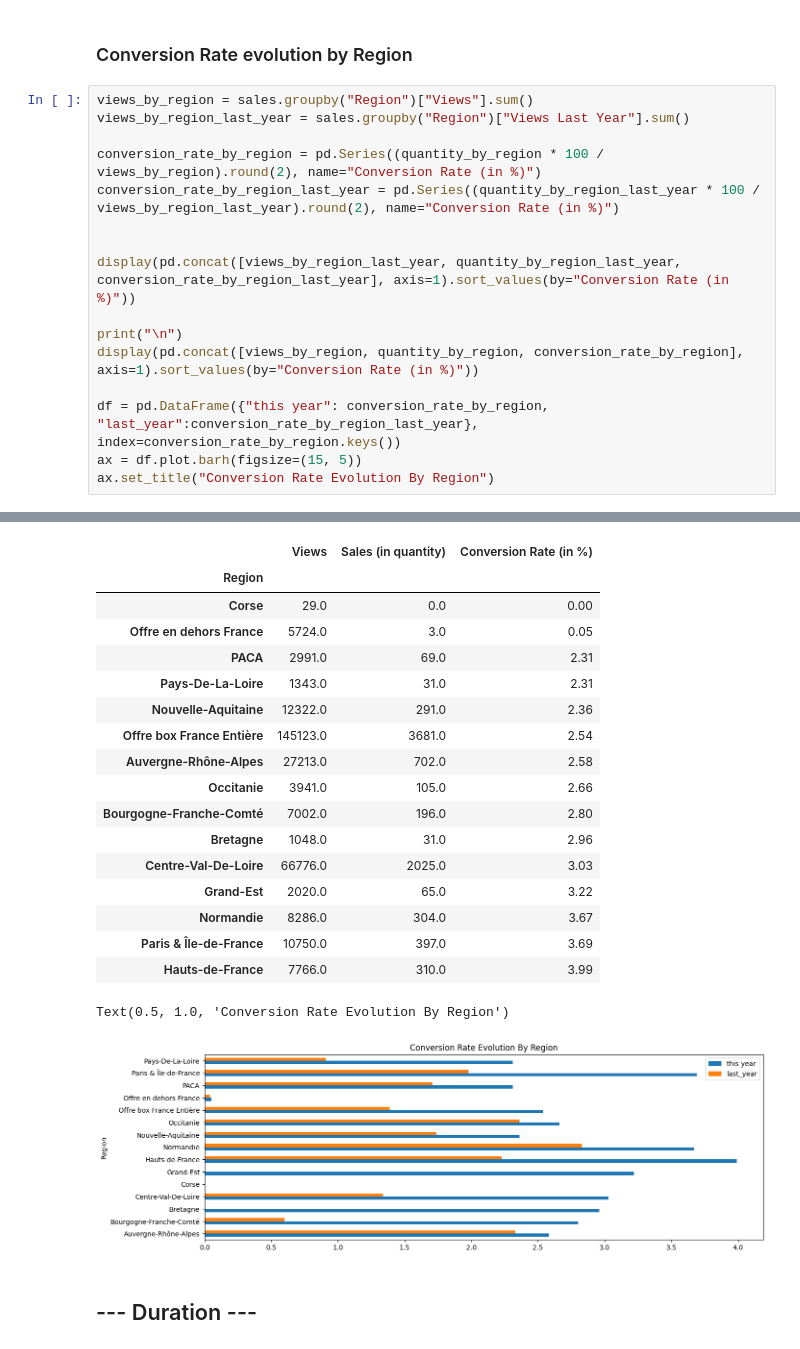
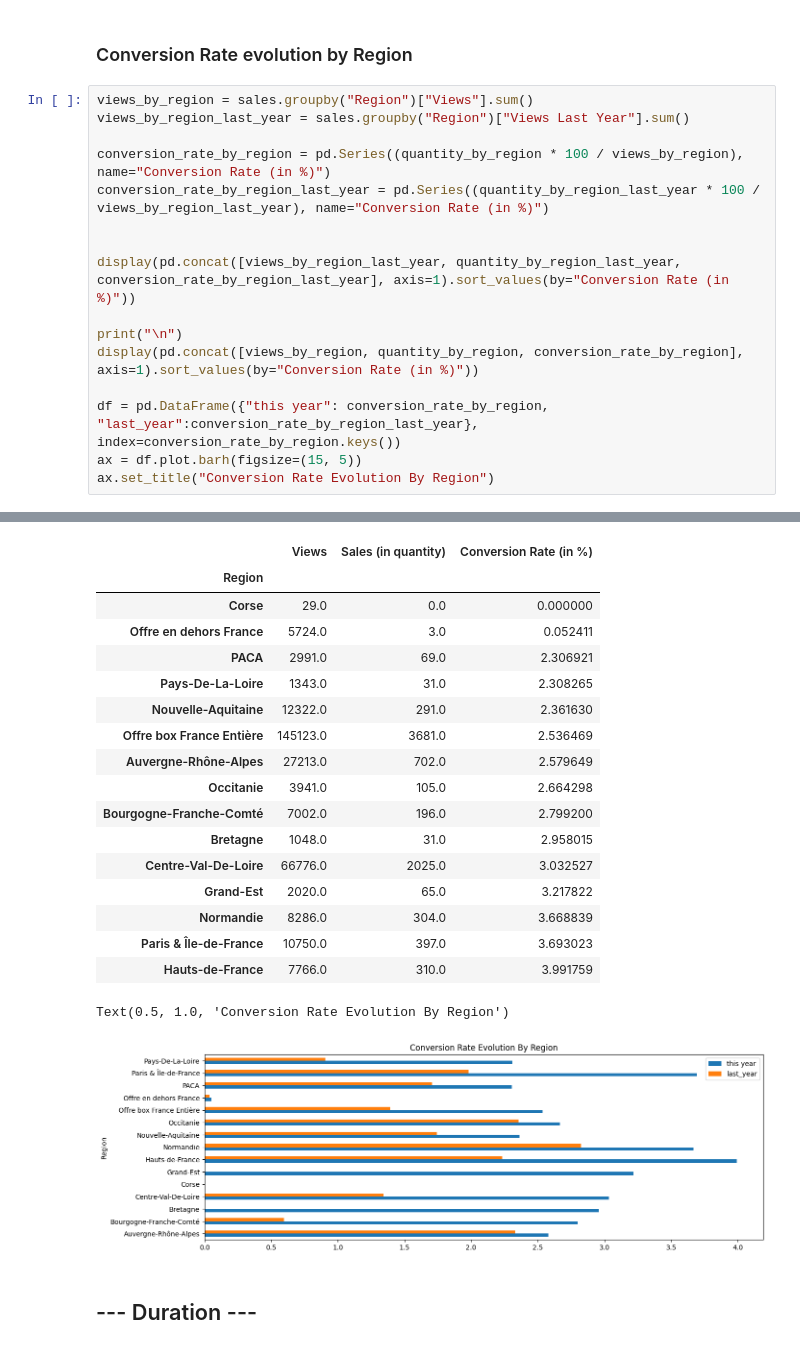
Before and after one commit to Alhuin/SmartBoxAnalysis, a Jupyter notebook: SmartBoxAnalysis.ipynb, the cells around one changed output, grey strips where cells are left out. Drawn from its saved outputs; the diff is of its cells as text.

```diff
--- a/SmartBoxAnalysis.ipynb
+++ b/SmartBoxAnalysis.ipynb
@@ -455,8 +465,8 @@ Text(0.5, 1.0, 'Sales evolution (in quantities) by Region by Year')
 views_by_region = sales.groupby("Region")["Views"].sum()
 views_by_region_last_year = sales.groupby("Region")["Views Last Year"].sum()
 
-conversion_rate_by_region = pd.Series((quantity_by_region * 100 / views_by_region).round(2), name="Conversion Rate (in %)")
-conversion_rate_by_region_last_year = pd.Series((quantity_by_region_last_year * 100 / views_by_region_last_year).round(2), name="Conversion Rate (in %)")
+conversion_rate_by_region = pd.Series((quantity_by_region * 100 / views_by_region), name="Conversion Rate (in %)")
+conversion_rate_by_region_last_year = pd.Series((quantity_by_region_last_year * 100 / views_by_region_last_year), name="Conversion Rate (in %)")
 
 
 display(pd.concat([views_by_region_last_year, quantity_by_region_last_year, conversion_rate_by_region_last_year], axis=1).sort_values(by="Conversion Rate (in %)"))
@@ -485,23 +495,23 @@ ax.set_title("Conversion Rate Evolution By Region")
 | Bretagne | 0.0 | 0.0 | NaN |
 | Corse | 0.0 | 0.0 | NaN |
 | Grand-Est | 0.0 | 0.0 | NaN |
 |  | Views | Sales (in quantity) | Conversion Rate (in %) |
 | Region |  |  |  |
-| Corse | 29.0 | 0.0 | 0.00 |
-| Offre en dehors France | 5724.0 | 3.0 | 0.05 |
-| PACA | 2991.0 | 69.0 | 2.31 |
-| Pays-De-La-Loire | 1343.0 | 31.0 | 2.31 |
-| Nouvelle-Aquitaine | 12322.0 | 291.0 | 2.36 |
-| Offre box France Entière | 145123.0 | 3681.0 | 2.54 |
-| Auvergne-Rhône-Alpes | 27213.0 | 702.0 | 2.58 |
-| Occitanie | 3941.0 | 105.0 | 2.66 |
-| Bourgogne-Franche-Comté | 7002.0 | 196.0 | 2.80 |
-| Bretagne | 1048.0 | 31.0 | 2.96 |
-| Centre-Val-De-Loire | 66776.0 | 2025.0 | 3.03 |
-| Grand-Est | 2020.0 | 65.0 | 3.22 |
-| Normandie | 8286.0 | 304.0 | 3.67 |
-| Paris & Île-de-France | 10750.0 | 397.0 | 3.69 |
-| Hauts-de-France | 7766.0 | 310.0 | 3.99 |
+| Corse | 29.0 | 0.0 | 0.000000 |
+| Offre en dehors France | 5724.0 | 3.0 | 0.052411 |
+| PACA | 2991.0 | 69.0 | 2.306921 |
+| Pays-De-La-Loire | 1343.0 | 31.0 | 2.308265 |
+| Nouvelle-Aquitaine | 12322.0 | 291.0 | 2.361630 |
+| Offre box France Entière | 145123.0 | 3681.0 | 2.536469 |
+| Auvergne-Rhône-Alpes | 27213.0 | 702.0 | 2.579649 |
+| Occitanie | 3941.0 | 105.0 | 2.664298 |
+| Bourgogne-Franche-Comté | 7002.0 | 196.0 | 2.799200 |
+| Bretagne | 1048.0 | 31.0 | 2.958015 |
+| Centre-Val-De-Loire | 66776.0 | 2025.0 | 3.032527 |
+| Grand-Est | 2020.0 | 65.0 | 3.217822 |
+| Normandie | 8286.0 | 304.0 | 3.668839 |
+| Paris & Île-de-France | 10750.0 | 397.0 | 3.693023 |
+| Hauts-de-France | 7766.0 | 310.0 | 3.991759 |
 Text(0.5, 1.0, 'Conversion Rate Evolution By Region')
 [figure]
 # %% [markdown]
```
Also changed, not shown: parts of 24 cells of this notebook.
